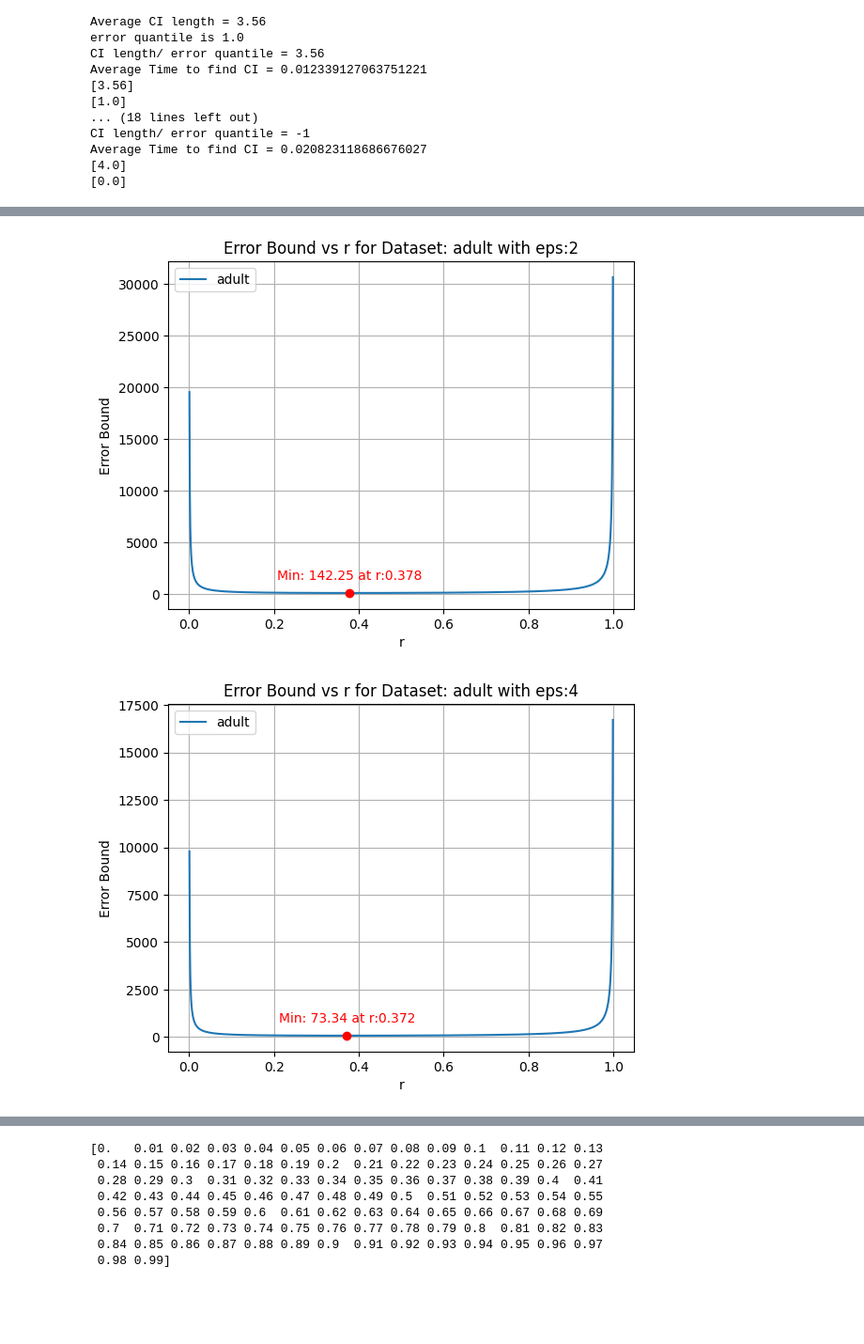
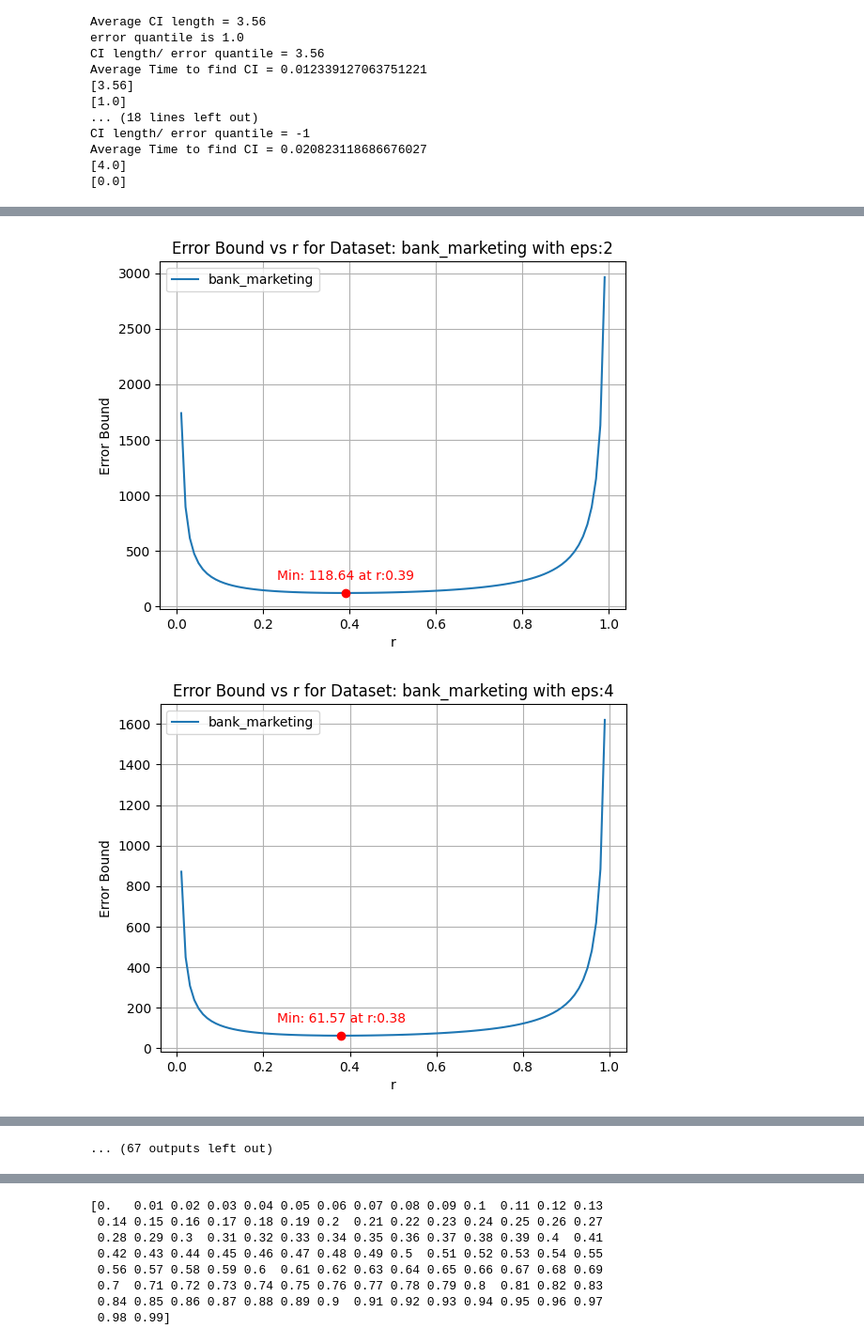
Before and after one commit to Timliuw/DP-Tim, a Jupyter notebook: CI_Tim.ipynb, the cells around one changed output, grey strips where cells are left out. Shown at 94% size. Saved outputs shown, nothing was run; the diff lists cells and outputs as text; code cells hidden in the pictures; blank space fills up the shorter version.

```diff
--- a/CI_Tim.ipynb
+++ b/CI_Tim.ipynb
@@ -446,11 +446,11 @@ def our_CI(D,domain_size,b_list,med_method=0,l=[],weight=[]):
     #print('[{},{}]'.format(lower,upper))
     indi = -1 #if CI contains true med
     if (use_discretized == 1):
-      lower,upper = lower/n,upper/n
       if lower < D[0]: lower = D[0]
       if upper > D[-1]: upper = D[-1]
-    else:
+      lower,upper = lower/n,upper/n
       o /= n
+
     # if true_med < upper and true_med > lower:
     if true_med <= upper and true_med >= lower: #new
         indi = 1
@@ -1663,10 +1627,12 @@ rank_dict: {-8019.0: 1, -6847.0: 2, -4057.0: 3, -3372.0: 4, -3313.0: 5, -3058.0:
 # %%
 # Test error bound with diff eps splitting for all datasets
 import matplotlib.pyplot as plt
-
+dataset_id_dict = {0:"bank_marketing", 1:"adult", 2:"cali_housing_test", 3:"cali_housing_value",
+           5:"IMDB_time",6:"airplane_capacity",7:"airplane_range",8:"airplane_maintenance",9:"airplane_price",
+           10: "old_synthetic_data",11:"healthcare_age",12:"healthcare_bill",13:"estate_assesval",14:"estate_saleamount"}
 eps_list = [0.25,0.5,1,2,4]
 for mode,data_uuid in dataset_id_dict.items():
-  if mode == 1:
+  # if mode == 12:
     D = readInput(mode)
     n = len(D)
     lowest = int(min(D))
@@ -1676,18 +1642,21 @@ for mode,data_uuid in dataset_id_dict.items():
     for eps_val in eps_list:
       error_bound_values = []
       eps = [eps_val]
-      r_values = np.arange(0, 1, 0.001)
+      r_values = np.arange(0.01, 1, 0.01)
       min_error_bound = float('inf')
       min_r_value = None
       min_error = None
       for r in r_values:
-        eps_1 = r * eps_val
-        eps_2 = eps_val - eps_1
+        eps_1 = float(r * eps_val)
+        eps_2 = float(eps_val - eps_1)
         optimized_step = int(8/eps_2)
-        b_list = range(0, b_list_step*int(domain_size/b_list_step),optimized_step)
+        b_list_step = optimized_step
+        # b_list_step = 1
+        b_list = range(0, b_list_step*int(domain_size/b_list_step),b_list_step)
         C = (2/eps_1) *(np.log(domain_size/beta_1))
         m = len(b_list)
         alpha = (8*np.log(m)+np.log(2/beta_2)) / eps_2
+        if (m == 0): print("m=0, r=:",r)
         error_bound = C + alpha + optimized_step
         error_bound_values.append(error_bound)
         if error_bound < min_error_bound:
@@ -1716,2 +1685,2 @@ for mode,data_uuid in dataset_id_dict.items():
-[figure, old version]
+[figure, new version]
-[figure, old version]
+[figure, new version]
@@ -1717,0 +1694 @@ for mode,data_uuid in dataset_id_dict.items():
+... (67 outputs left out)
```
Also changed, not shown: parts of 6 cells of this notebook.
